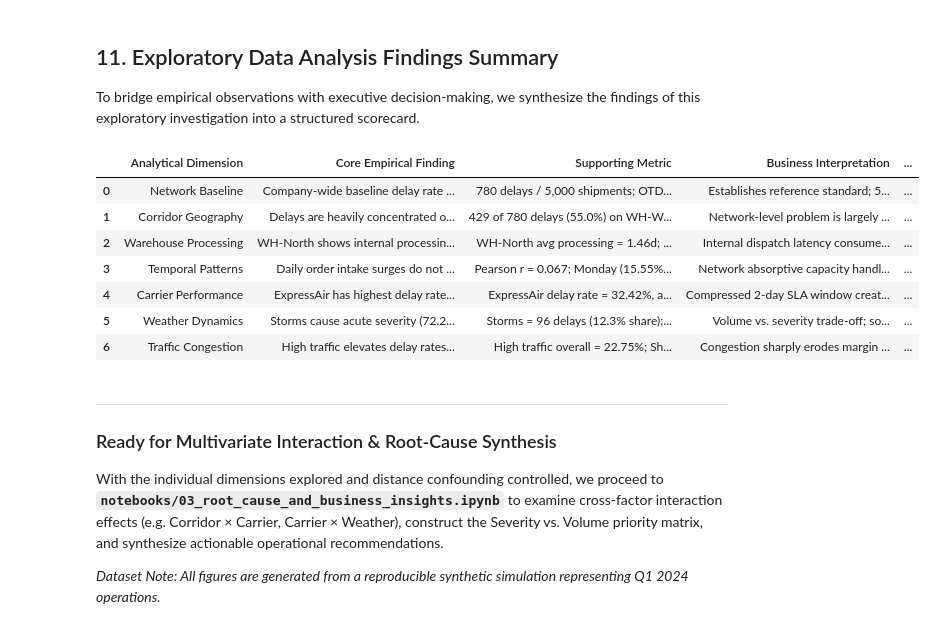
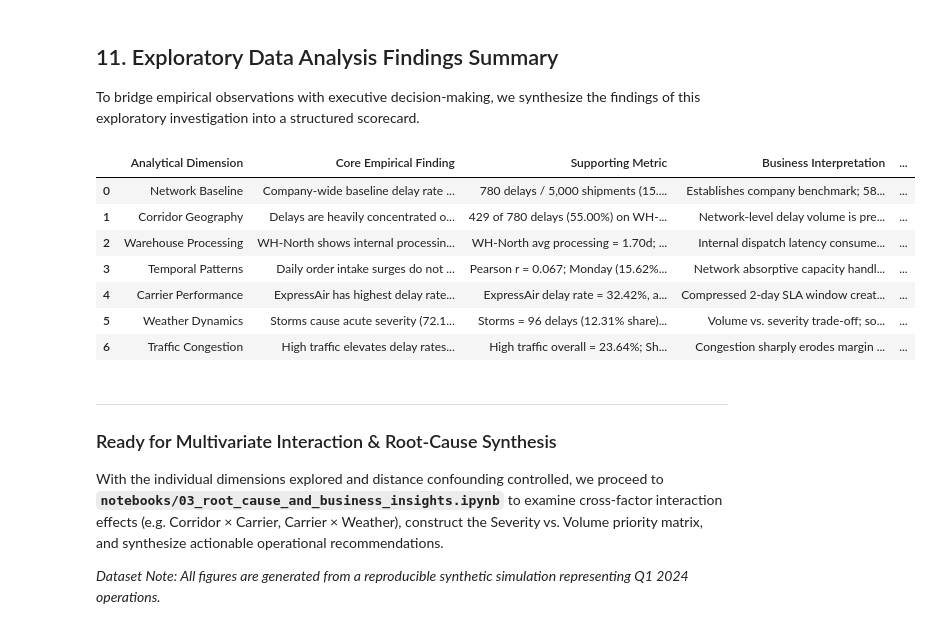
Before and after one commit to niraj-sr/logistics-delay-root-cause-analyzer, a Jupyter notebook: notebooks/02_exploratory_data_analysis.ipynb, the cells around one changed output. Saved outputs shown, nothing was run; the diff lists cells and outputs as text; code cells hidden in the pictures.

```diff
--- a/notebooks/02_exploratory_data_analysis.ipynb
+++ b/notebooks/02_exploratory_data_analysis.ipynb
@@ -755,65 +761,65 @@ eda_findings = pd.DataFrame(
         {
             "Analytical Dimension": "Network Baseline",
             "Core Empirical Finding": "Company-wide baseline delay rate is 15.60% (1 in 6.4 shipments delayed).",
-            "Supporting Metric": "780 delays / 5,000 shipments; OTD = 84.40%",
-            "Business Interpretation": "Establishes reference standard; 58.1% of shipments arrive early.",
+            "Supporting Metric": "780 delays / 5,000 shipments (15.60%); OTD Rate = 84.40%",
+            "Business Interpretation": "Establishes company benchmark; 58.10% of shipments arrive early.",
             "Evidence Limitation": "Baseline metric; does not isolate sub-network operational friction.",
         },
         {
             "Analytical Dimension": "Corridor Geography",
             "Core Empirical Finding": "Delays are heavily concentrated on two transcontinental shipping corridors.",
-            "Supporting Metric": "429 of 780 delays (55.0%) on WH-West→NY (53.3%) & WH-East→LA (51.5%)",
-            "Business Interpretation": "Network-level problem is largely driven by cross-country transit exposure.",
+            "Supporting Metric": "429 of 780 delays (55.00%) on WH-West→NY (53.30%) & WH-East→LA (51.53%)",
+            "Business Interpretation": "Network-level delay volume is predominantly driven by cross-country transit exposure.",
             "Evidence Limitation": "Distance is correlated with transit time; correlation does not prove causation.",
         },
         {
             "Analytical Dimension": "Warehouse Processing",
             "Core Empirical Finding": "WH-North shows internal processing lag associated with regional delays.",
-            "Supporting Metric": "WH-North avg processing = 1.46d; WH-North→Chicago delay rate = 29.19% (1.70d proc)",
+            "Supporting Metric": "WH-North avg processing = 1.70d; WH-North→Chicago delay rate = 29.19% (1.64d proc)",
             "Business Interpretation": "Internal dispatch latency consumes SLA buffer on short regional routes.",
             "Evidence Limitation": "Observed association; local carrier dispatch schedules not measured.",
         },
         {
             "Analytical Dimension": "Temporal Patterns",
             "Core Empirical Finding": "Daily order intake surges do not correlate with delivery delay spikes.",
-            "Supporting Metric": "Pearson r = 0.067; Monday (15.55%) vs. Sunday (15.99%) delay rates flat",
+            "Supporting Metric": "Pearson r = 0.067; Monday (15.62%) vs. Sunday (15.14%) delay rates flat",
             "Business Interpretation": "Network absorptive capacity handles intra-week volume surges well.",
             "Evidence Limitation": "Aggregated daily level; intra-day warehouse shift crunches not captured.",
         },
         {
             "Analytical Dimension": "Carrier Performance",
             "Core Empirical Finding": "ExpressAir has highest delay rate across tiers despite fastest transit speed.",
-            "Supporting Metric": "ExpressAir delay rate = 32.42%, avg transit = 2.38d (vs. FastTrack 2.99d, Swift 3.65d)",
+            "Supporting Metric": "ExpressAir delay rate = 32.42%, avg transit = 2.38d (vs. FastTrack 3.18d, Swift 3.50d)",
             "Business Interpretation": "Compressed 2-day SLA window creates zero tolerance for minor disruptions.",
             "Evidence Limitation": "Reflects SLA commitments in simulation; contract penalties unmodeled.",
         },
         {
             "Analytical Dimension": "Weather Dynamics",
-            "Core Empirical Finding": "Storms cause acute severity (72.2%), but clear weather generates majority of delays.",
-            "Supporting Metric": "Storms = 96 delays (12.3% share); Clear = 435 delays (55.8% share)",
-            "Business Interpretation": "Volume vs. severity trade-off; solving storms leaves 87.7% of delays unaddressed.",
+            "Core Empirical Finding": "Storms cause acute severity (72.18%), but clear weather generates majority of delays.",
+            "Supporting Metric": "Storms = 96 delays (12.31% share); Clear = 435 delays (55.77% share)",
+            "Business Interpretation": "Volume vs. severity trade-off; solving storms leaves 87.69% of delays unaddressed.",
             "Evidence Limitation": "Macro weather categories; micro-climate temperature and wind unrecorded.",
         },
         {
             "Analytical Dimension": "Traffic Congestion",
             "Core Empirical Finding": "High traffic elevates delay rates across all tiers, doubling short-route delays.",
-            "Supporting Metric": "High traffic overall = 22.75%; Short-tier high traffic = 30.22% (vs. 14.81% Low)",
+            "Supporting Metric": "High traffic overall = 23.64%; Short-tier high traffic = 30.17% (vs. 14.76% Low)",
             "Business Interpretation": "Congestion sharply erodes margin on local, tight-window delivery lanes.",
             "Evidence Limitation": "Categorical proxy (Low/Med/High); real-time GPS telemetry unavailable.",
         },
     ]
 )
 
 display(eda_findings)
 # %% [output]
 |  | Analytical Dimension | Core Empirical Finding | Supporting Metric | Business Interpretation | ... |
-| 0 | Network Baseline | Company-wide baseline delay rate ... | 780 delays / 5,000 shipments; OTD... | Establishes reference standard; 5... | ... |
-| 1 | Corridor Geography | Delays are heavily concentrated o... | 429 of 780 delays (55.0%) on WH-W... | Network-level problem is largely ... | ... |
-| 2 | Warehouse Processing | WH-North shows internal processin... | WH-North avg processing = 1.46d; ... | Internal dispatch latency consume... | ... |
-| 3 | Temporal Patterns | Daily order intake surges do not ... | Pearson r = 0.067; Monday (15.55%... | Network absorptive capacity handl... | ... |
+| 0 | Network Baseline | Company-wide baseline delay rate ... | 780 delays / 5,000 shipments (15.... | Establishes company benchmark; 58... | ... |
+| 1 | Corridor Geography | Delays are heavily concentrated o... | 429 of 780 delays (55.00%) on WH-... | Network-level delay volume is pre... | ... |
+| 2 | Warehouse Processing | WH-North shows internal processin... | WH-North avg processing = 1.70d; ... | Internal dispatch latency consume... | ... |
+| 3 | Temporal Patterns | Daily order intake surges do not ... | Pearson r = 0.067; Monday (15.62%... | Network absorptive capacity handl... | ... |
 | 4 | Carrier Performance | ExpressAir has highest delay rate... | ExpressAir delay rate = 32.42%, a... | Compressed 2-day SLA window creat... | ... |
-| 5 | Weather Dynamics | Storms cause acute severity (72.2... | Storms = 96 delays (12.3% share);... | Volume vs. severity trade-off; so... | ... |
-| 6 | Traffic Congestion | High traffic elevates delay rates... | High traffic overall = 22.75%; Sh... | Congestion sharply erodes margin ... | ... |
+| 5 | Weather Dynamics | Storms cause acute severity (72.1... | Storms = 96 delays (12.31% share)... | Volume vs. severity trade-off; so... | ... |
+| 6 | Traffic Congestion | High traffic elevates delay rates... | High traffic overall = 23.64%; Sh... | Congestion sharply erodes margin ... | ... |
 # %% [markdown]
 ---
 ### Ready for Multivariate Interaction & Root-Cause Synthesis
```
Also changed, not shown: parts of 10 cells of this notebook.
